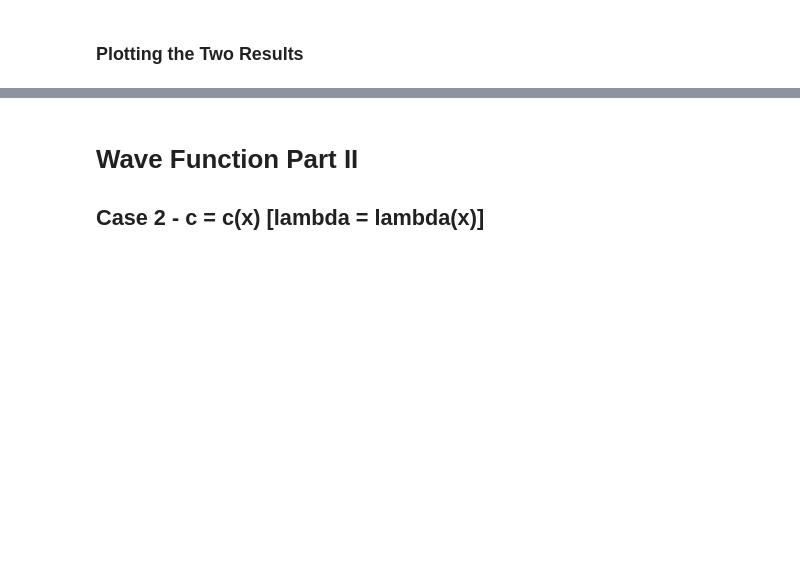
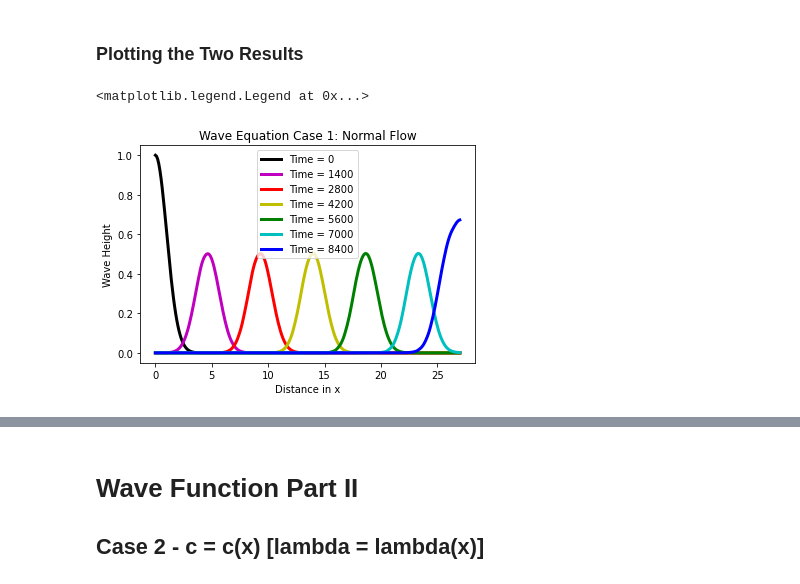
Before and after one commit to stumptavianroboclick/EAS-4610-Final-Project, a Jupyter notebook: EAS 4610 Final Project - Atmospheric Gravity Waves.ipynb, the cells around one changed output, grey strips where cells are left out. Cells and saved outputs as stored; diff of their text form; code cells hidden in the pictures; blank space fills up the shorter version.

```diff
--- a/EAS 4610 Final Project - Atmospheric Gravity Waves.ipynb
+++ b/EAS 4610 Final Project - Atmospheric Gravity Waves.ipynb
@@ -202,9 +202,9 @@ H = 3700 #m - also the average depth of the ocean
 u_Line_Stable = 10 #m/s - somewhat of an average zonal wind speed value for majority of earth
 u_Line_Reverse = -10 #m/s - somewhat of an average zonal wind speed value for majority of earth
 # The following are based upon the assumption that the upper layer is air and the lower layer is water
-c1 = (u_Line_Stable + ma.sqrt(g*H))/10
-c2 = (u_Line_Reverse - ma.sqrt(g*H))/10
-# The above values have been divided by 10 to allot for shrinking of the domain
+c1 = (u_Line_Stable + ma.sqrt(g*H))/6000
+c2 = (u_Line_Reverse - ma.sqrt(g*H))/6000
+# The above values have been divided by 6000 to allot for shrinking of the domain
 x_Scale = 27.0 #28385000 #m - "circumference" of the Earth at 45 degrees latitude (mid-latitudes)
     # originally shortened to 2838.5 proportionally, modified to 2700 to divide evenly into t_Total
     # Represents a 10km (10000m) space scale
@@ -277,9 +277,18 @@ for k in np.arange(t_Total-2):
 ### Plotting the Two Results
 # %%
 #Normal Case is First
-#for k in range(1, 2, t_Total):
-#    plt.figure(4)
-#    plt.title("Wave Equation Case 1: Normal Flow")
-#    plt.plot(x_Array,stable_u[:,k],'k',linewidth=3)
-#    plt.xlabel('Distance in x');
-#    plt.ylabel('Wave Height');
+plt.figure(3)
+plt.title("Wave Equation Case 1: Normal Flow")
+plt.plot(x_Array,stable_u[:,0], 'k', label='Time = 0', linewidth=3)
+plt.plot(x_Array,stable_u[:,1400], 'm', label='Time = 1400', linewidth=3)
+plt.plot(x_Array,stable_u[:,2800], 'r', label='Time = 2800', linewidth=3)
+plt.plot(x_Array,stable_u[:,4200], 'y', label='Time = 4200', linewidth=3)
+plt.plot(x_Array,stable_u[:,5600], 'g', label='Time = 5600', linewidth=3)
+plt.plot(x_Array,stable_u[:,7000], 'c', label='Time = 7000', linewidth=3)
+plt.plot(x_Array,stable_u[:,8400], 'b', label='Time = 8400', linewidth=3)
+plt.xlabel('Distance in x');
+plt.ylabel('Wave Height');
+plt.legend()
+# %% [output]
+<matplotlib.legend.Legend at 0x...>
+[figure, added]
```
Also changed, not shown: parts of 38 cells of this notebook.
